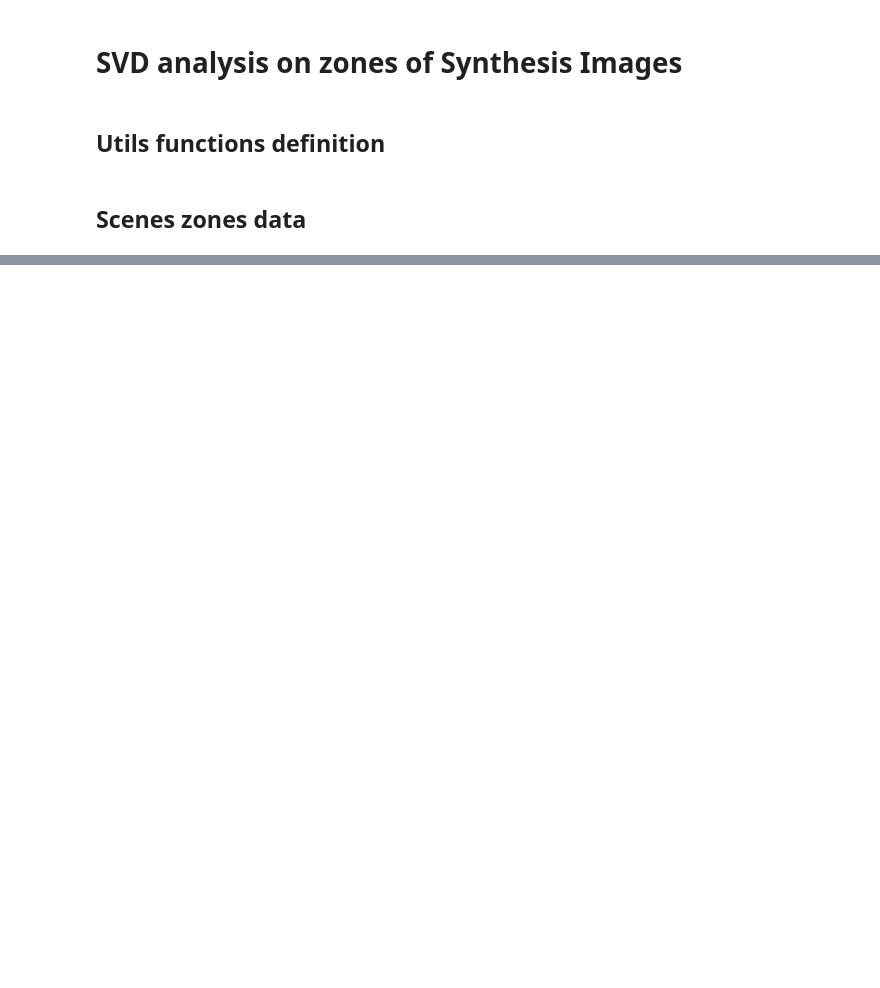
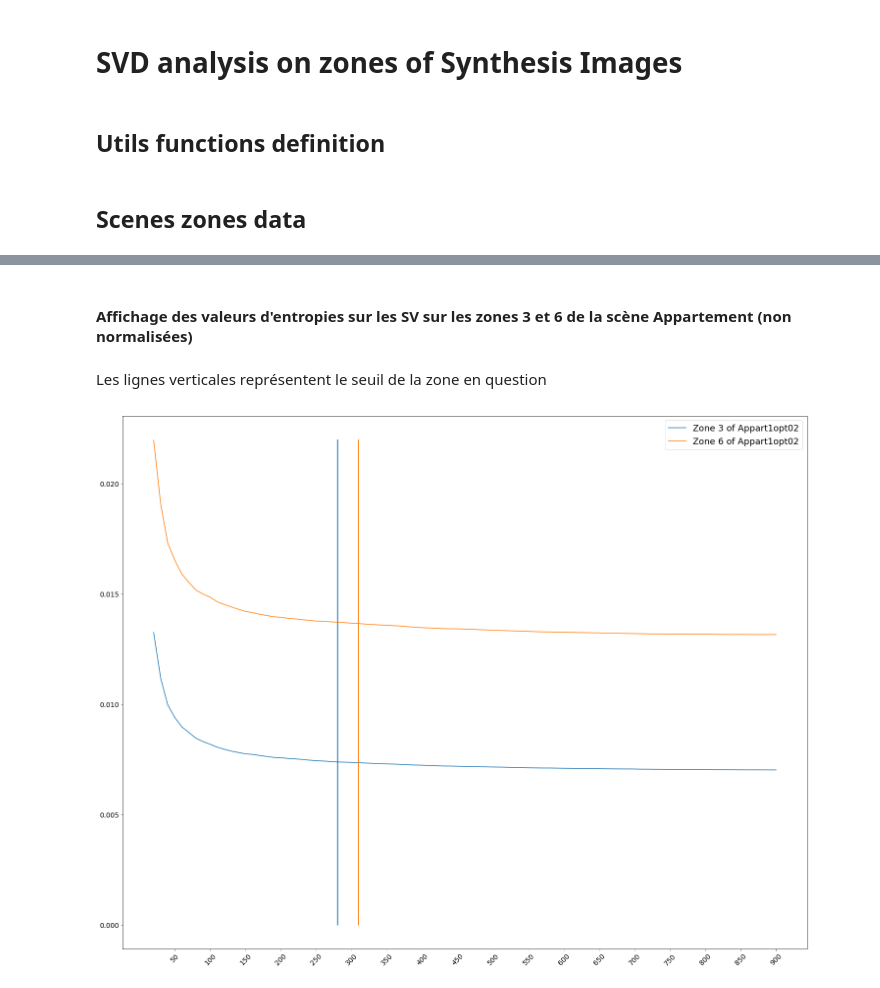
Before and after one commit to prise-3d/Thesis-NoiseDetection-attributes, a Jupyter notebook: analysis/svd_entropy_analysis.ipynb, the cells around one changed output, grey strips where cells are left out. Drawn from its saved outputs; the diff is of its cells as text; code cells hidden in the pictures; blank space fills up the shorter version.

```diff
--- a/analysis/svd_entropy_analysis.ipynb
+++ b/analysis/svd_entropy_analysis.ipynb
@@ -78,0 +177,10 @@ def display_sv_data(dict_data, zones_data, interval, _norm=False):
+# %%
+def get_zone_entropy(images):
+
+    entropy_list = []
+
+    for img in images:
+        s_entropy = utils.get_entropy(transform.get_LAB_L_SVD_s(img))
+        entropy_list.append(s_entropy)
+
+    return entropy_list
@@ -220,0 +276,8 @@ array([  1,   2,   3,   4,   5,   6,   7,   8,   9,  10,  11,  12,  13,
+# %% [markdown]
+#### Affichage des valeurs d'entropies sur les SV sur les zones 3 et 6 de la scène Appartement (non normalisées)
+# %% [markdown]
+Les lignes verticales représentent le seuil de la zone en question
+# %%
+display_sv_entropy_zones(current_dict, zones_entropy_list)
+# %% [output]
+[figure, added]
```
Also changed, not shown: parts of 47 cells of this notebook.
